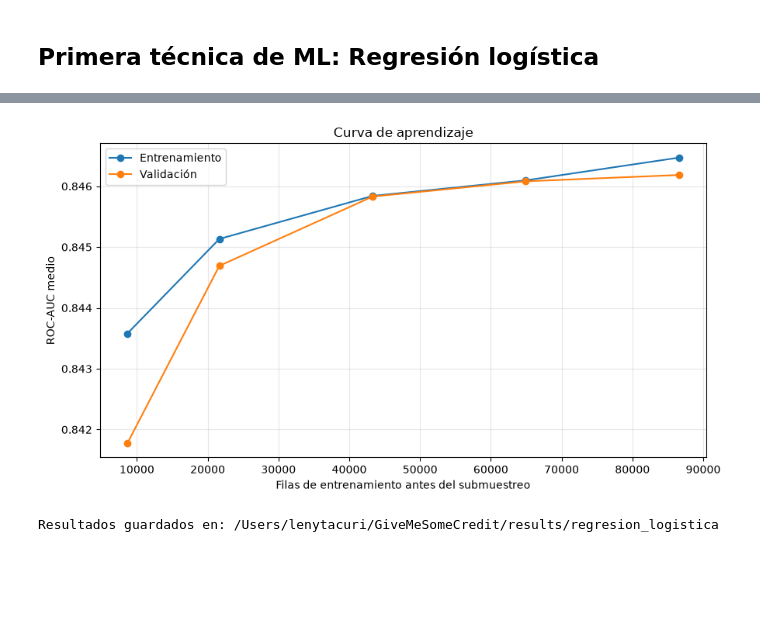
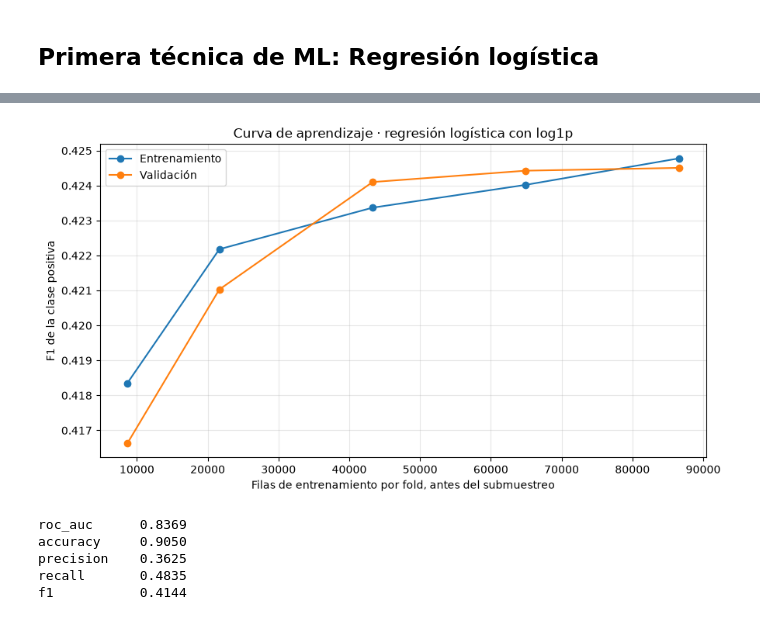
Before and after one commit to lenytacuri/GiveMeSomeCredit, a Jupyter notebook: notebooks/01_exploracion.ipynb, the cells around one changed output, grey strips where cells are left out. Drawn from its saved outputs; the diff is of its cells as text; code cells hidden in the pictures; blank space fills up the shorter version.

Commit message:
modelo final de Logistc regression entrenado

```diff
--- a/notebooks/01_exploracion.ipynb
+++ b/notebooks/01_exploracion.ipynb
@@ -316,7 +316,7 @@ Name: count, dtype: int64
 # %% [markdown]
 ## Primera técnica de ML: Regresión logística
 # %%
-# 1. Pipeline: cada paso se ajusta dentro de cada fold.
+# 1. Pipeline: log1p excepto age; todos los pasos se ajustan dentro de cada fold.
 from sklearn.compose import ColumnTransformer
 from sklearn.preprocessing import FunctionTransformer, StandardScaler
 from sklearn.feature_selection import SelectKBest, f_classif
@@ -324,17 +324,14 @@ from sklearn.linear_model import LogisticRegression
 from imblearn.pipeline import Pipeline
 from imblearn.under_sampling import RandomUnderSampler
 
-log_features = [column for column in X_train.columns if column != "age"]
-
 log_transform = ColumnTransformer(
-    [("log", FunctionTransformer(np.log1p), log_features)],
-    remainder="passthrough",  # age no se transforma con log, pero sí se escala.
+    [("log", FunctionTransformer(np.log1p), X_train.columns.drop("age").tolist())],
+    remainder="passthrough",
 )
-
 pipeline_lr = Pipeline([
     ("log", log_transform),
     ("scaler", StandardScaler()),
-    ("selector", SelectKBest(score_func=f_classif)),
+    ("selector", SelectKBest(f_classif)),
     ("sampler", RandomUnderSampler(random_state=SEED)),
     ("model", LogisticRegression(solver="lbfgs", max_iter=2000)),
 ])
@@ -429,41 +473,66 @@ ROC-AUC de validación: 0.8463
 # %%
-# 5. Curva de aprendizaje: requiere nuevos ajustes al variar el tamaño de muestra.
-# C y k quedan fijos en los valores elegidos; el pipeline se reajusta en cada fold.
-from sklearn.model_selection import learning_curve
+# 6. Curva de aprendizaje F1: diagnóstico con hiperparámetros y umbral fijados.
+# Usa datos de desarrollo; no es una estimación independiente del rendimiento final.
+from sklearn.model_selection import learning_curve, FixedThresholdClassifier
 
+learning_model = FixedThresholdClassifier(
+    search_lr.best_estimator_, threshold=model_lr.best_threshold_,
+    response_method="predict_proba",
+)
 learning_sizes, learning_train, learning_validation = learning_curve(
-    search_lr.best_estimator_, X_train, y_train,
+    learning_model, X_train, y_train, cv=cv, scoring=scoring["f1"],
     train_sizes=[0.10, 0.25, 0.50, 0.75, 1.0],
-    cv=cv,
-    scoring="roc_auc",
-    shuffle=True,
-    random_state=SEED,
-    n_jobs=-1,
-    error_score="raise",
+    shuffle=True, random_state=SEED, n_jobs=-1, error_score="raise",
 )
 # %%
-# 6. Guardar y dibujar la curva de aprendizaje (sin reentrenar).
-# En los CSV, cada fila es un tamaño y cada columna es un fold (0 a 99).
+# 7. Guardar cada tamaño y fold, y dibujar las medias de F1.
+import matplotlib.pyplot as plt
+
 pd.DataFrame(learning_train, index=learning_sizes).to_csv(
     RESULTS_DIR / "aprendizaje_train.csv", index_label="n_training_rows"
 )
 pd.DataFrame(learning_validation, index=learning_sizes).to_csv(
     RESULTS_DIR / "aprendizaje_validation.csv", index_label="n_training_rows"
 )
-
 plt.figure(figsize=(9, 5))
 plt.plot(learning_sizes, learning_train.mean(axis=1), "o-", label="Entrenamiento")
 plt.plot(learning_sizes, learning_validation.mean(axis=1), "o-", label="Validación")
-plt.xlabel("Filas de entrenamiento antes del submuestreo")
-plt.ylabel("ROC-AUC medio")
-plt.title("Curva de aprendizaje")
+plt.xlabel("Filas de entrenamiento por fold, antes del submuestreo")
+plt.ylabel("F1 de la clase positiva")
+plt.title("Curva de aprendizaje · regresión logística con log1p")
 plt.legend()
 plt.grid(alpha=0.3)
 plt.tight_layout()
 plt.savefig(RESULTS_DIR / "curva_aprendizaje.png", dpi=150)
 plt.show()
-# Es un diagnóstico tras elegir C y k, no una evaluación independiente en test.
-print("Resultados guardados en:", RESULTS_DIR)
 # %% [output]
-[figure, old version]
+[figure, new version]
-Resultados guardados en: /Users/lenytacuri/GiveMeSomeCredit/results/regresion_logistica
+# %%
+# 8. Evaluación FINAL: ejecutar solo cuando las decisiones estén cerradas.
+from sklearn.metrics import (
+    roc_auc_score, accuracy_score, precision_score, recall_score, f1_score
+)
+
+# predict() utiliza automáticamente el umbral optimizado.
+y_pred = model_lr.predict(X_test)
+
+# ROC-AUC utiliza probabilidades, no las etiquetas obtenidas con el umbral.
+positive_column = list(model_lr.classes_).index(1)
+y_proba = model_lr.predict_proba(X_test)[:, positive_column]
+
+scores_test = pd.Series({
+    "roc_auc": roc_auc_score(y_test, y_proba),
+    "accuracy": accuracy_score(y_test, y_pred),
+    "precision": precision_score(y_test, y_pred, pos_label=1, zero_division=0),
+    "recall": recall_score(y_test, y_pred, pos_label=1, zero_division=0),
+    "f1": f1_score(y_test, y_pred, pos_label=1, zero_division=0),
+}, name="test_final")
+
+scores_test.to_csv(RESULTS_DIR / "scores_test.csv")
+print(scores_test.round(4).to_string())
+# %% [output]
+roc_auc      0.8369
+accuracy     0.9050
+precision    0.3625
+recall       0.4835
+f1           0.4144
```
Also changed, not shown: parts of 4 cells of this notebook, 7 other files.
